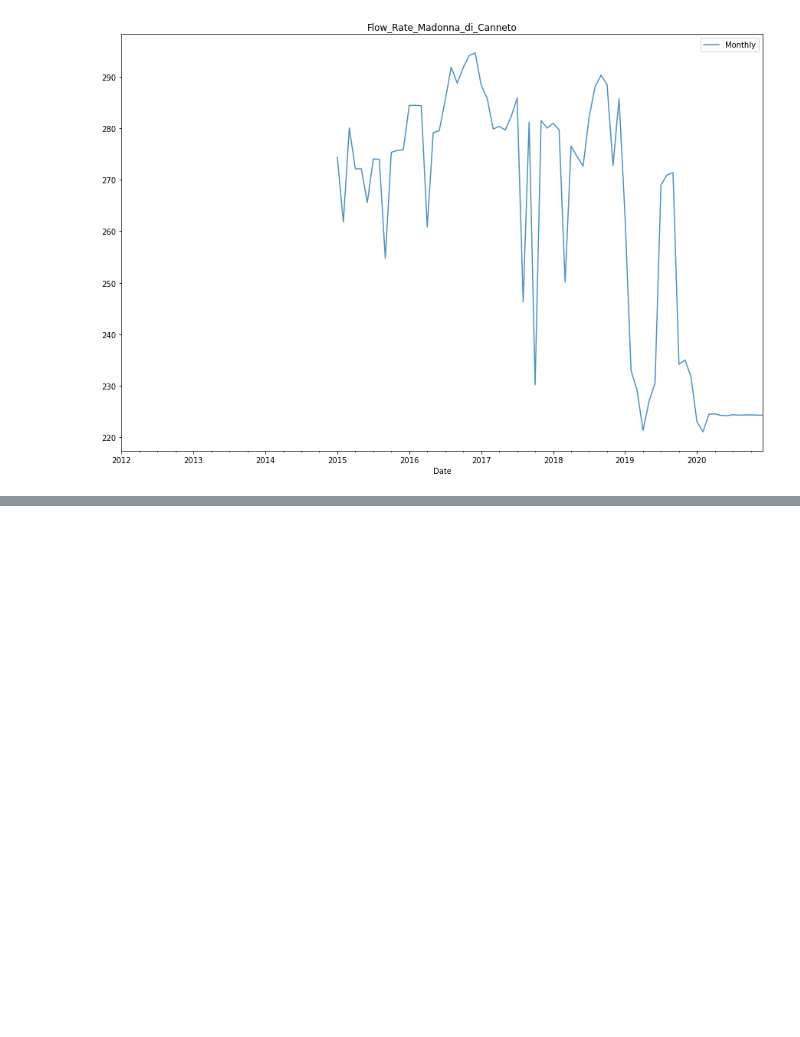
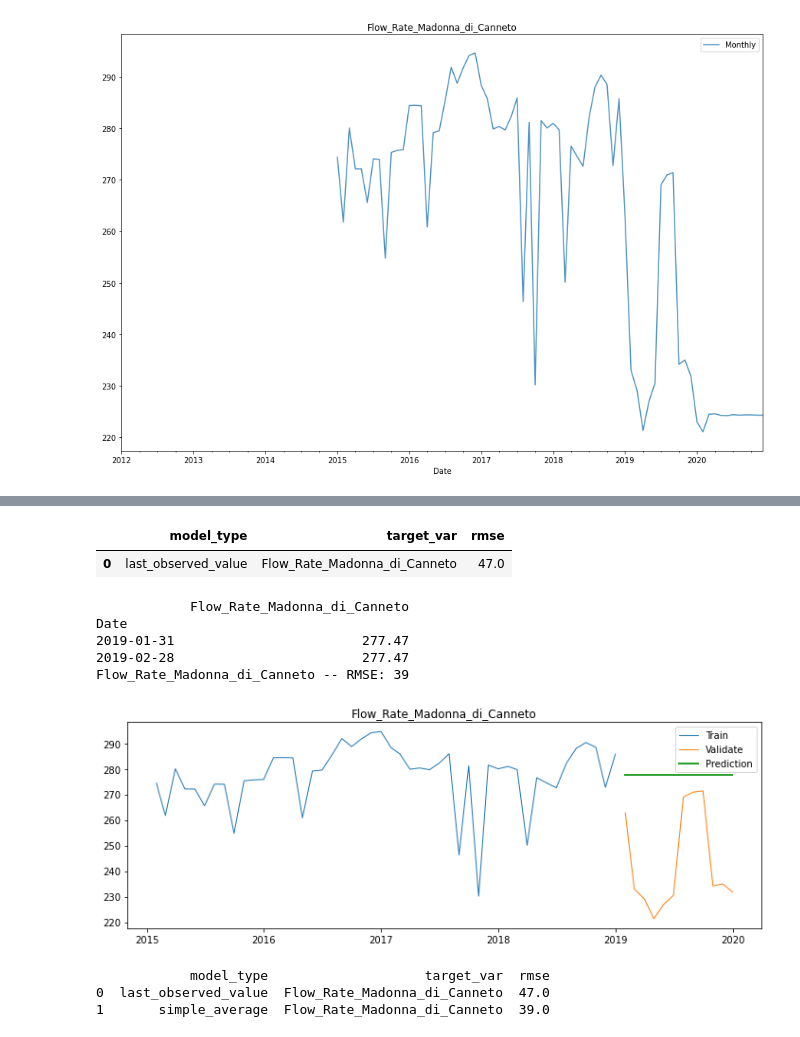
Before and after one commit to datastraine/kaggle, a Jupyter notebook: AceaSmart_Water_Analytics/acea-comp-explore.ipynb, the cells around one changed output, grey strips where cells are left out. Cells and saved outputs as stored; diff of their text form; code cells hidden in the pictures; blank space fills up the shorter version.

```diff
--- a/AceaSmart_Water_Analytics/acea-comp-explore.ipynb
+++ b/AceaSmart_Water_Analytics/acea-comp-explore.ipynb
@@ -672,0 +711,7 @@ Due to the amount of missing data before 2016 for flow rate, to make predictions
+# %%
+flow = train['Flow_Rate_Madonna_di_Canneto'][-1:][0]
+
+yhat_df = pd.DataFrame({'Flow_Rate_Madonna_di_Canneto': [flow]},
+                       index = validate.index)
+
+yhat_df.head(2)
@@ -672,0 +728,38 @@ Due to the amount of missing data before 2016 for flow rate, to make predictions
+# %%
+# Due to continuing notebook clear our dataframe from eval
+eval_df = pd.DataFrame()
+
+eval_df = append_eval_df(model_type = 'last_observed_value',
+                             target_var = 'Flow_Rate_Madonna_di_Canneto')
+
+eval_df
+# %% [output]
+|  | model_type | target_var | rmse |
+| 0 | last_observed_value | Flow_Rate_Madonna_di_Canneto | 47.0 |
+# %%
+flow = round(train['Flow_Rate_Madonna_di_Canneto'].mean(), 2)
+
+def make_predictions(target_variable):
+    yhat_df = pd.DataFrame({target_variable: [flow],
+                           }, index = validate.index)
+    return yhat_df
+
+yhat_df = make_predictions('Flow_Rate_Madonna_di_Canneto')
+
+eval_df = append_eval_df(model_type='simple_average', target_var = 'Flow_Rate_Madonna_di_Canneto')
+
+
+print(yhat_df.head(2))
+plot_and_eval('Flow_Rate_Madonna_di_Canneto')
+
+print(eval_df)
+# %% [output]
+            Flow_Rate_Madonna_di_Canneto
+Date
+2019-01-31                        277.47
+2019-02-28                        277.47
+Flow_Rate_Madonna_di_Canneto -- RMSE: 39
+[figure, added]
+            model_type                    target_var  rmse
+0  last_observed_value  Flow_Rate_Madonna_di_Canneto  47.0
+1       simple_average  Flow_Rate_Madonna_di_Canneto  39.0
```
Also changed, not shown: parts of 16 cells of this notebook.
